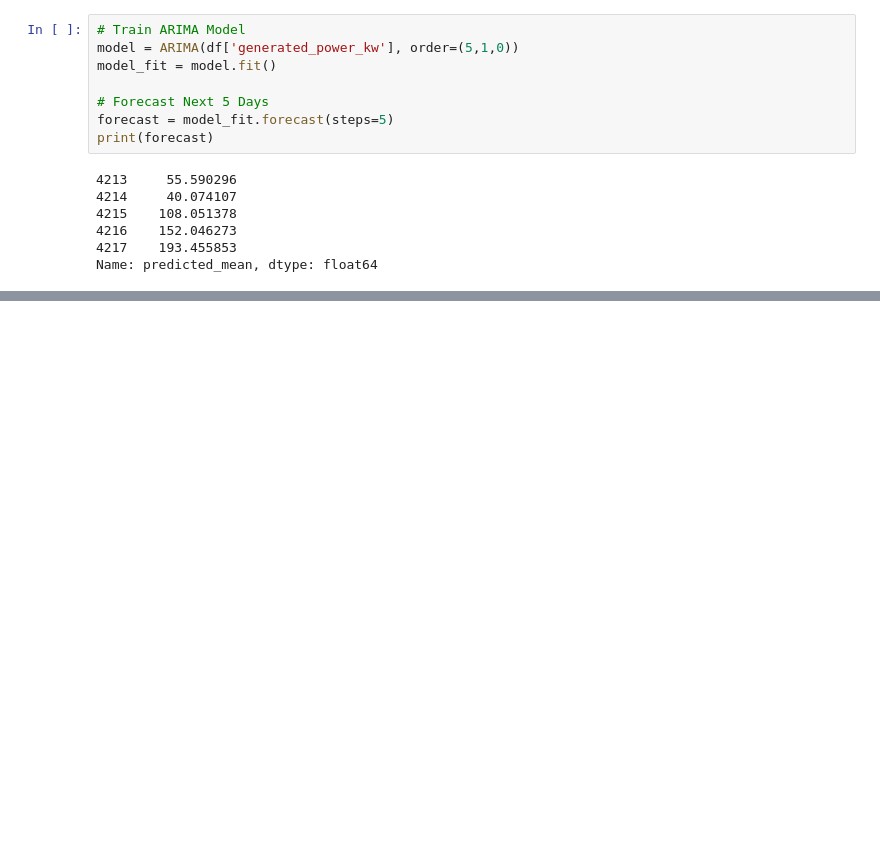
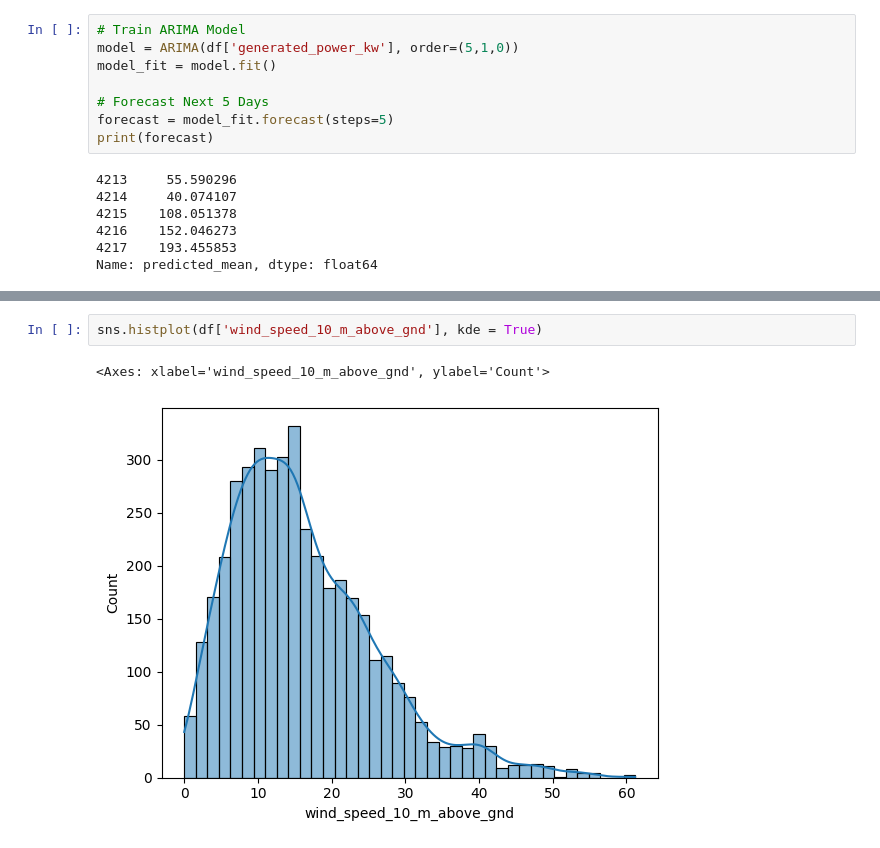
Before and after one commit to dhruvinhet/Week1, a Jupyter notebook: solarpowerprediction.ipynb, the cells around one changed output, grey strips where cells are left out. Cells and saved outputs as stored; diff of their text form; blank space fills up the shorter version.

```diff
--- a/solarpowerprediction.ipynb
+++ b/solarpowerprediction.ipynb
@@ -247,0 +254,5 @@ Name: predicted_mean, dtype: float64
+# %%
+sns.histplot(df['wind_speed_10_m_above_gnd'], kde = True)
+# %% [output]
+<Axes: xlabel='wind_speed_10_m_above_gnd', ylabel='Count'>
+[figure, added]
```
Also changed, not shown: parts of 20 cells of this notebook.
